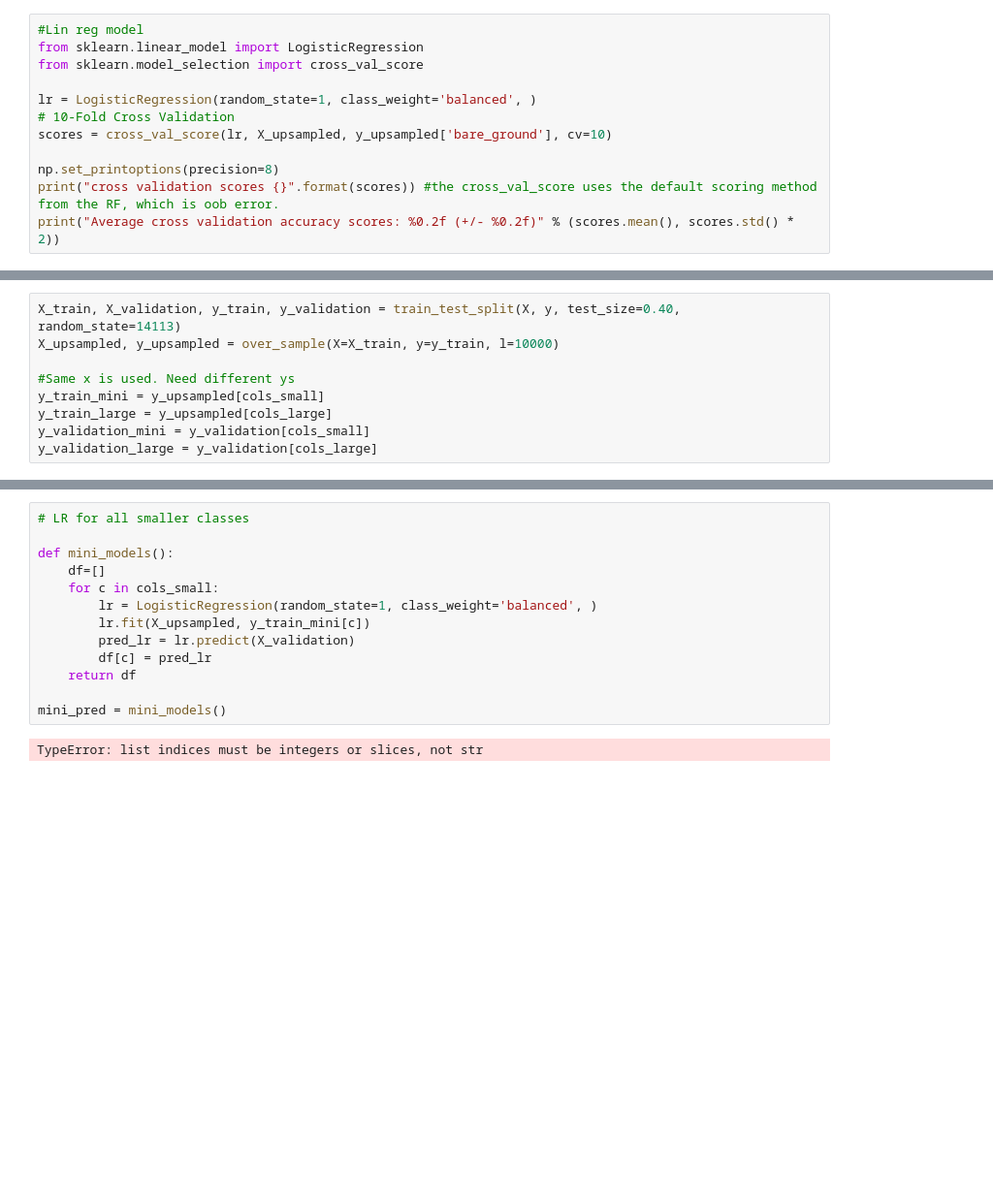
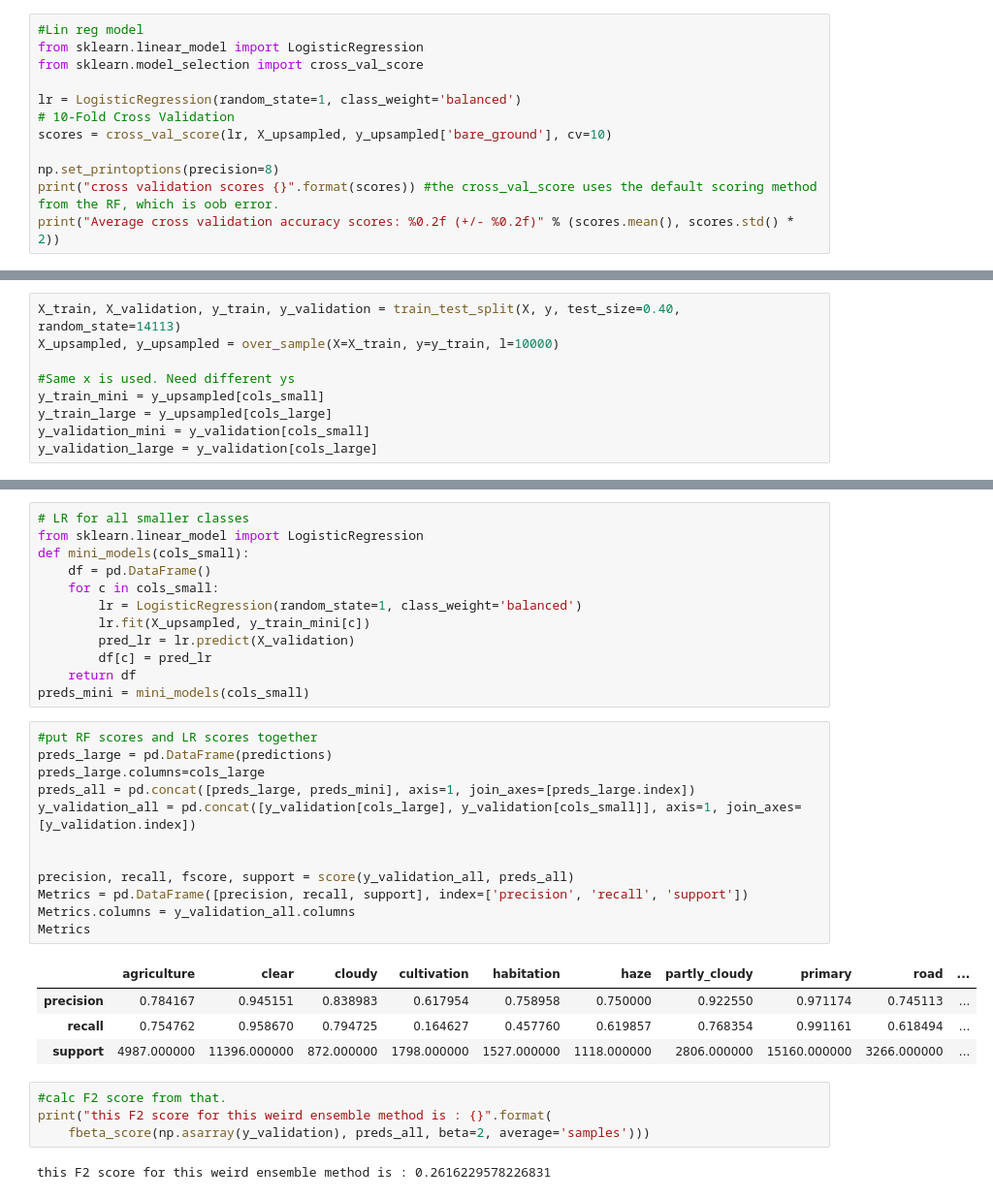
Before and after one commit to alineberry/kaggle_UnderstandingAmazonFromSpace, a Jupyter notebook: develop/claire-lab-notebook.ipynb, the cells around one changed output, grey strips where cells are left out. Shown at 97% size. Cells and saved outputs as stored; diff of their text form; blank space fills up the shorter version.

Commit message:
update mini models didn;t work

```diff
--- a/develop/claire-lab-notebook.ipynb
+++ b/develop/claire-lab-notebook.ipynb
@@ -489,7 +492,7 @@ Adding a 10-fold cv cause it is needed for LR model. So bootstrapping like the R
 from sklearn.linear_model import LogisticRegression
 from sklearn.model_selection import cross_val_score
 
-lr = LogisticRegression(random_state=1, class_weight='balanced', )
+lr = LogisticRegression(random_state=1, class_weight='balanced')
 # 10-Fold Cross Validation
 scores = cross_val_score(lr, X_upsampled, y_upsampled['bare_ground'], cv=10)
 
@@ -619,15 +645,35 @@ The oob error for this random forest is 0.99844
 # %%
 # LR for all smaller classes
-
-def mini_models():
-    df=[]
+from sklearn.linear_model import LogisticRegression
+def mini_models(cols_small):
+    df = pd.DataFrame()
     for c in cols_small:
-        lr = LogisticRegression(random_state=1, class_weight='balanced', )
+        lr = LogisticRegression(random_state=1, class_weight='balanced')
         lr.fit(X_upsampled, y_train_mini[c])
         pred_lr = lr.predict(X_validation)
         df[c] = pred_lr
     return df
-
-mini_pred = mini_models()
+preds_mini = mini_models(cols_small)
-# %% [output]
-TypeError: list indices must be integers or slices, not str
+# %%
+#put RF scores and LR scores together
+preds_large = pd.DataFrame(predictions)
+preds_large.columns=cols_large
+preds_all = pd.concat([preds_large, preds_mini], axis=1, join_axes=[preds_large.index])
+y_validation_all = pd.concat([y_validation[cols_large], y_validation[cols_small]], axis=1, join_axes=[y_validation.index])
+
+
+precision, recall, fscore, support = score(y_validation_all, preds_all)
+Metrics = pd.DataFrame([precision, recall, support], index=['precision', 'recall', 'support'])
+Metrics.columns = y_validation_all.columns
+Metrics
+# %% [output]
+|  | agriculture | clear | cloudy | cultivation | habitation | haze | partly_cloudy | primary | road | ... |
+| precision | 0.784167 | 0.945151 | 0.838983 | 0.617954 | 0.758958 | 0.750000 | 0.922550 | 0.971174 | 0.745113 | ... |
+| recall | 0.754762 | 0.958670 | 0.794725 | 0.164627 | 0.457760 | 0.619857 | 0.768354 | 0.991161 | 0.618494 | ... |
+| support | 4987.000000 | 11396.000000 | 872.000000 | 1798.000000 | 1527.000000 | 1118.000000 | 2806.000000 | 15160.000000 | 3266.000000 | ... |
+# %%
+#calc F2 score from that.
+print("this F2 score for this weird ensemble method is : {}".format(
+    fbeta_score(np.asarray(y_validation), preds_all, beta=2, average='samples')))
+# %% [output]
+this F2 score for this weird ensemble method is : 0.2616229578226831
```
Also changed, not shown: parts of 16 cells of this notebook, 2 other files.
